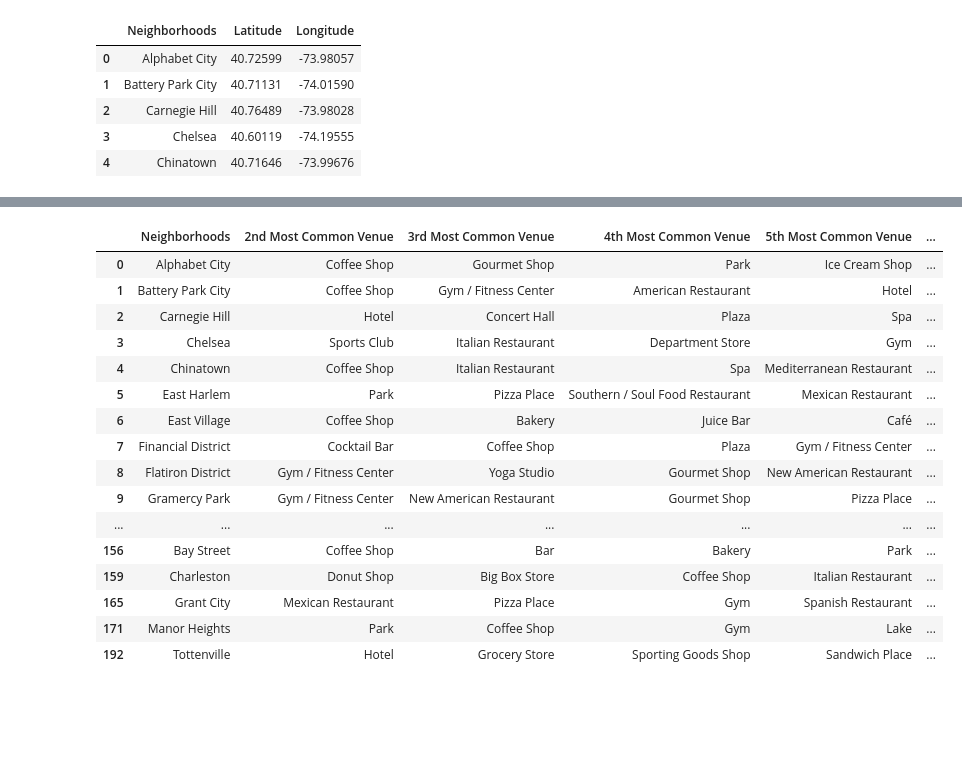
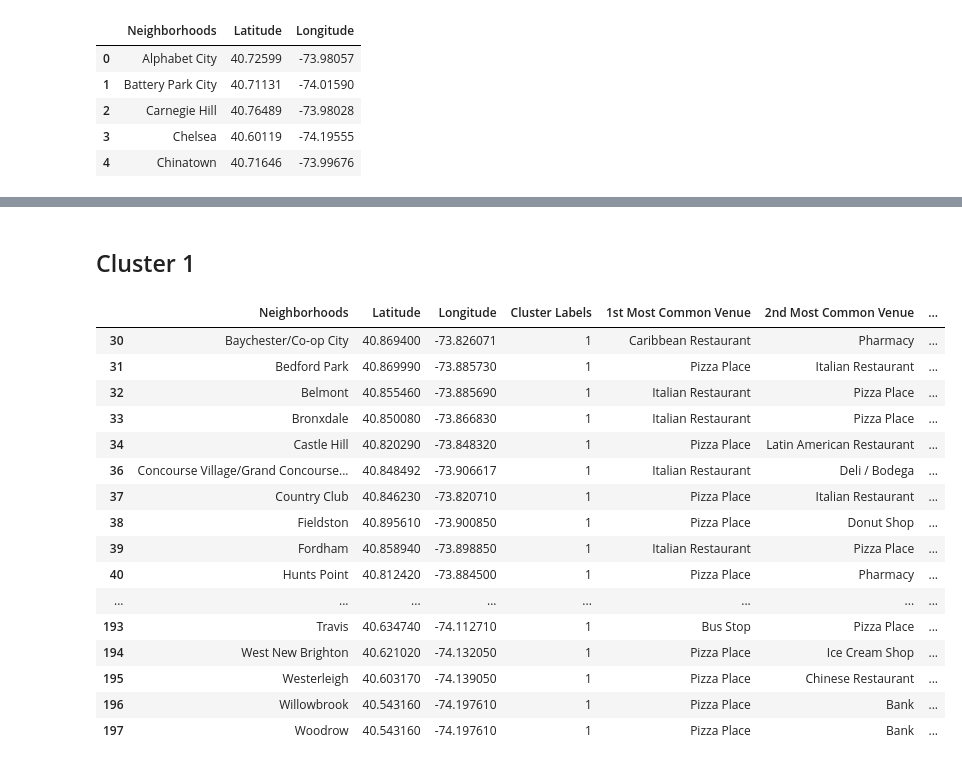
Before and after one commit to MrLuciferM/Coursera_Capstone, a Jupyter notebook: Week5full.ipynb, the cells around one changed output, grey strips where cells are left out. Drawn from its saved outputs; the diff is of its cells as text; code cells hidden in the pictures; blank space fills up the shorter version.

```diff
--- a/Week5full.ipynb
+++ b/Week5full.ipynb
@@ -681,20 +801,22 @@ map_clusters
+# %% [markdown]
+## Cluster 1
 # %%
-nyc_gastronomy.loc[nyc_gastronomy['Cluster Labels'] == 1, nyc_gastronomy.columns[[0] + list(range(5, nyc_gastronomy.shape[1]))]]
+nyc_gastronomy.loc[nyc_gastronomy['Cluster Labels'] == 1, nyc_gastronomy.columns]
 # %% [output]
-|  | Neighborhoods | 2nd Most Common Venue | 3rd Most Common Venue | 4th Most Common Venue | 5th Most Common Venue | ... |
-| 0 | Alphabet City | Coffee Shop | Gourmet Shop | Park | Ice Cream Shop | ... |
-| 1 | Battery Park City | Coffee Shop | Gym / Fitness Center | American Restaurant | Hotel | ... |
-| 2 | Carnegie Hill | Hotel | Concert Hall | Plaza | Spa | ... |
-| 3 | Chelsea | Sports Club | Italian Restaurant | Department Store | Gym | ... |
-| 4 | Chinatown | Coffee Shop | Italian Restaurant | Spa | Mediterranean Restaurant | ... |
-| 5 | East Harlem | Park | Pizza Place | Southern / Soul Food Restaurant | Mexican Restaurant | ... |
-| 6 | East Village | Coffee Shop | Bakery | Juice Bar | Café | ... |
-| 7 | Financial District | Cocktail Bar | Coffee Shop | Plaza | Gym / Fitness Center | ... |
-| 8 | Flatiron District | Gym / Fitness Center | Yoga Studio | Gourmet Shop | New American Restaurant | ... |
-| 9 | Gramercy Park | Gym / Fitness Center | New American Restaurant | Gourmet Shop | Pizza Place | ... |
-| ... | ... | ... | ... | ... | ... | ... |
-| 156 | Bay Street | Coffee Shop | Bar | Bakery | Park | ... |
-| 159 | Charleston | Donut Shop | Big Box Store | Coffee Shop | Italian Restaurant | ... |
-| 165 | Grant City | Mexican Restaurant | Pizza Place | Gym | Spanish Restaurant | ... |
-| 171 | Manor Heights | Park | Coffee Shop | Gym | Lake | ... |
-| 192 | Tottenville | Hotel | Grocery Store | Sporting Goods Shop | Sandwich Place | ... |
+|  | Neighborhoods | Latitude | Longitude | Cluster Labels | 1st Most Common Venue | 2nd Most Common Venue | ... |
+| 30 | Baychester/Co-op City | 40.869400 | -73.826071 | 1 | Caribbean Restaurant | Pharmacy | ... |
+| 31 | Bedford Park | 40.869990 | -73.885730 | 1 | Pizza Place | Italian Restaurant | ... |
+| 32 | Belmont | 40.855460 | -73.885690 | 1 | Italian Restaurant | Pizza Place | ... |
+| 33 | Bronxdale | 40.850080 | -73.866830 | 1 | Italian Restaurant | Pizza Place | ... |
+| 34 | Castle Hill | 40.820290 | -73.848320 | 1 | Pizza Place | Latin American Restaurant | ... |
+| 36 | Concourse Village/Grand Concourse... | 40.848492 | -73.906617 | 1 | Italian Restaurant | Deli / Bodega | ... |
+| 37 | Country Club | 40.846230 | -73.820710 | 1 | Pizza Place | Italian Restaurant | ... |
+| 38 | Fieldston | 40.895610 | -73.900850 | 1 | Pizza Place | Donut Shop | ... |
+| 39 | Fordham | 40.858940 | -73.898850 | 1 | Italian Restaurant | Pizza Place | ... |
+| 40 | Hunts Point | 40.812420 | -73.884500 | 1 | Pizza Place | Pharmacy | ... |
+| ... | ... | ... | ... | ... | ... | ... | ... |
+| 193 | Travis | 40.634740 | -74.112710 | 1 | Bus Stop | Pizza Place | ... |
+| 194 | West New Brighton | 40.621020 | -74.132050 | 1 | Pizza Place | Ice Cream Shop | ... |
+| 195 | Westerleigh | 40.603170 | -74.139050 | 1 | Pizza Place | Chinese Restaurant | ... |
+| 196 | Willowbrook | 40.543160 | -74.197610 | 1 | Pizza Place | Bank | ... |
+| 197 | Woodrow | 40.543160 | -74.197610 | 1 | Pizza Place | Bank | ... |
```
Also changed, not shown: parts of 36 cells of this notebook.
